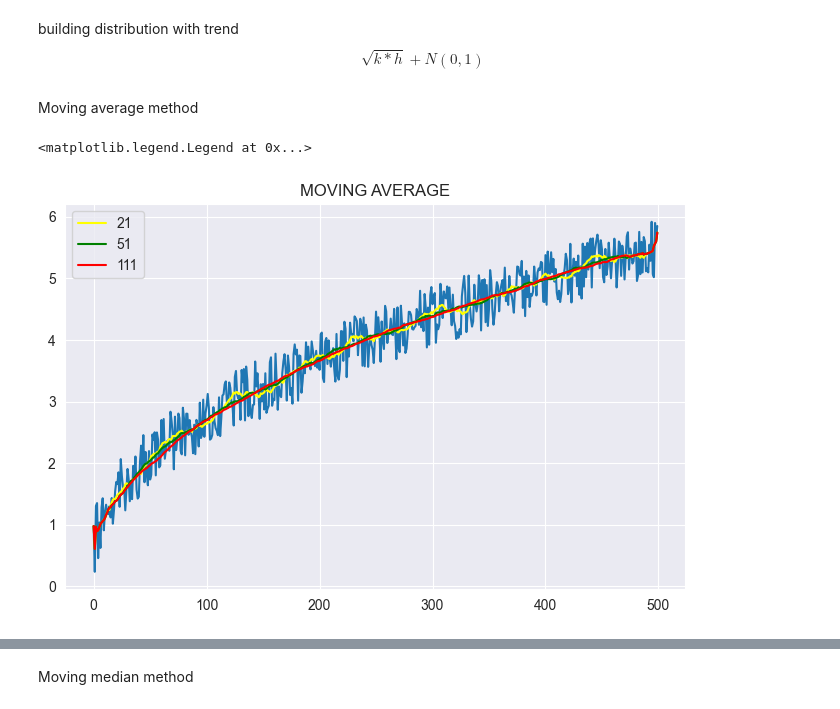
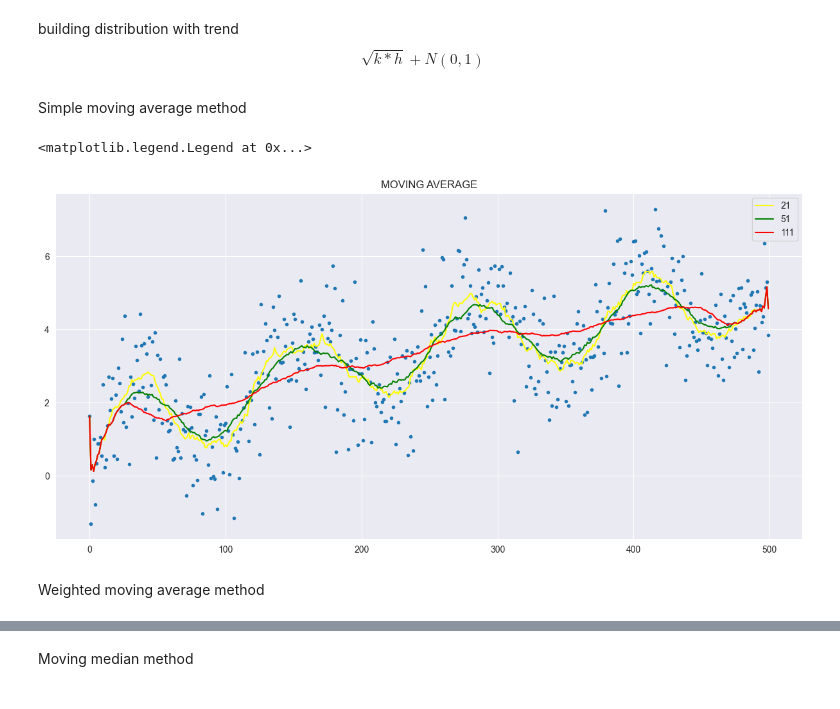
Before and after one commit to GlanceFromTheScreen/BigData-and-Statistics, a Jupyter notebook: moving_average.ipynb, the cells around one changed output, grey strips where cells are left out. Saved outputs shown, nothing was run; the diff lists cells and outputs as text; code cells hidden in the pictures.

```diff
--- a/moving_average.ipynb
+++ b/moving_average.ipynb
@@ -1,11 +1,12 @@
 # %%
 import scipy as sc
-import seaborn as sb
+import numpy as np
 import matplotlib.pyplot as plt
-plt.rcParams['figure.figsize'] = [8, 5]
+plt.rcParams['figure.figsize'] = [15, 7]
 import warnings
 from statistics import mean, median
 warnings.filterwarnings('ignore')
+import math
 # %%
 sample_size = 500
 h = 0.05
@@ -13,10 +14,10 @@ window_width = 111  # must be 2k + 1 number
 # %% [markdown]
 building distribution with trend $$\sqrt{k*h} + N(0,1)$$
 # %%
-norm_d = sc.stats.uniform.rvs(0, 1, sample_size)
-my_d = [(k * h)**0.5 + norm_d[k] for k in range(sample_size)]
+norm_d = sc.stats.norm.rvs(0, 1, sample_size)
+my_d = [math.sin(k*h) + (k*h) ** 0.5 + norm_d[k] for k in range(sample_size)]
 # %% [markdown]
-Moving average method
+Simple moving average method
 # %%
 def moving_avg(sample, window: int):
     """
@@ -35,12 +36,14 @@ def moving_avg(sample, window: int):
 
     return output
 # %%
-plt.plot(range(sample_size), my_d)
+plt.plot(range(sample_size), my_d, '.')
 plt.plot(range(sample_size), moving_avg(my_d, 21), 'yellow', label='21')
 plt.plot(range(sample_size), moving_avg(my_d, 51), 'green', label='51')
 plt.plot(range(sample_size), moving_avg(my_d, 111), 'red', label='111')
 plt.title('MOVING AVERAGE')
 plt.legend()
 # %% [output]
 <matplotlib.legend.Legend at 0x...>
-[figure, old version]
+[figure, new version]
+# %% [markdown]
+Weighted moving average method
```
Also changed, not shown: parts of 10 cells of this notebook.
